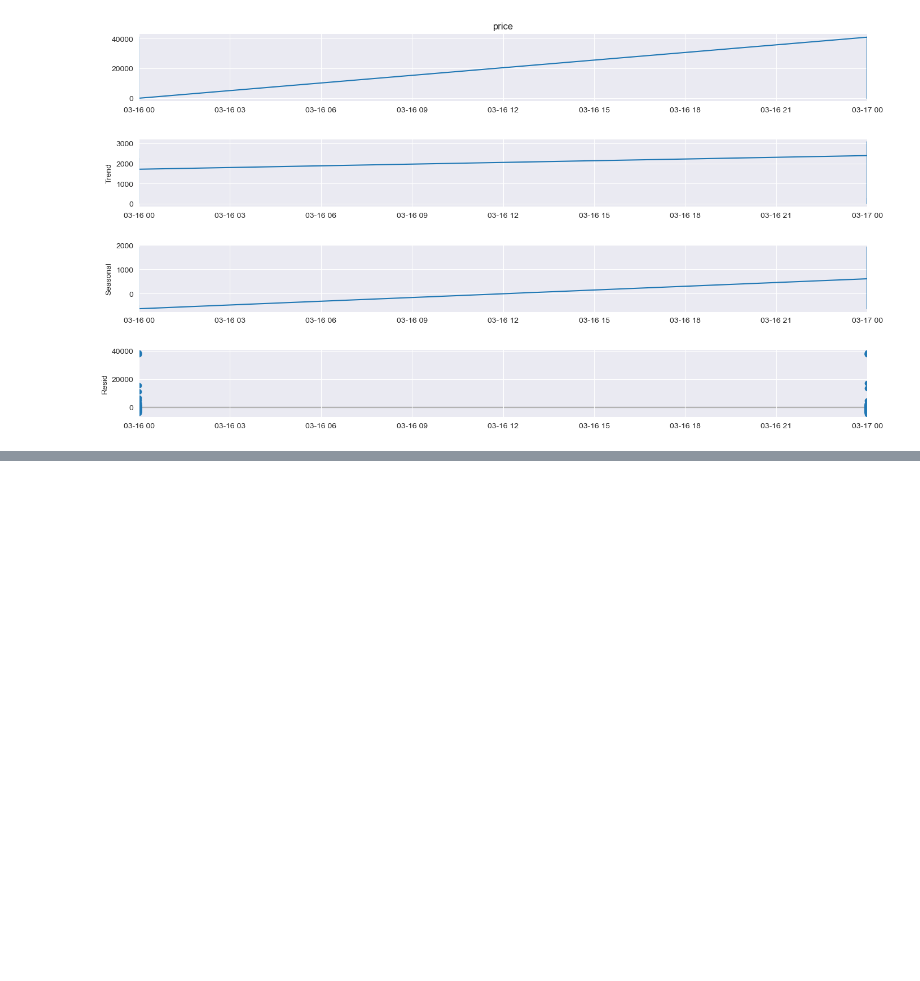
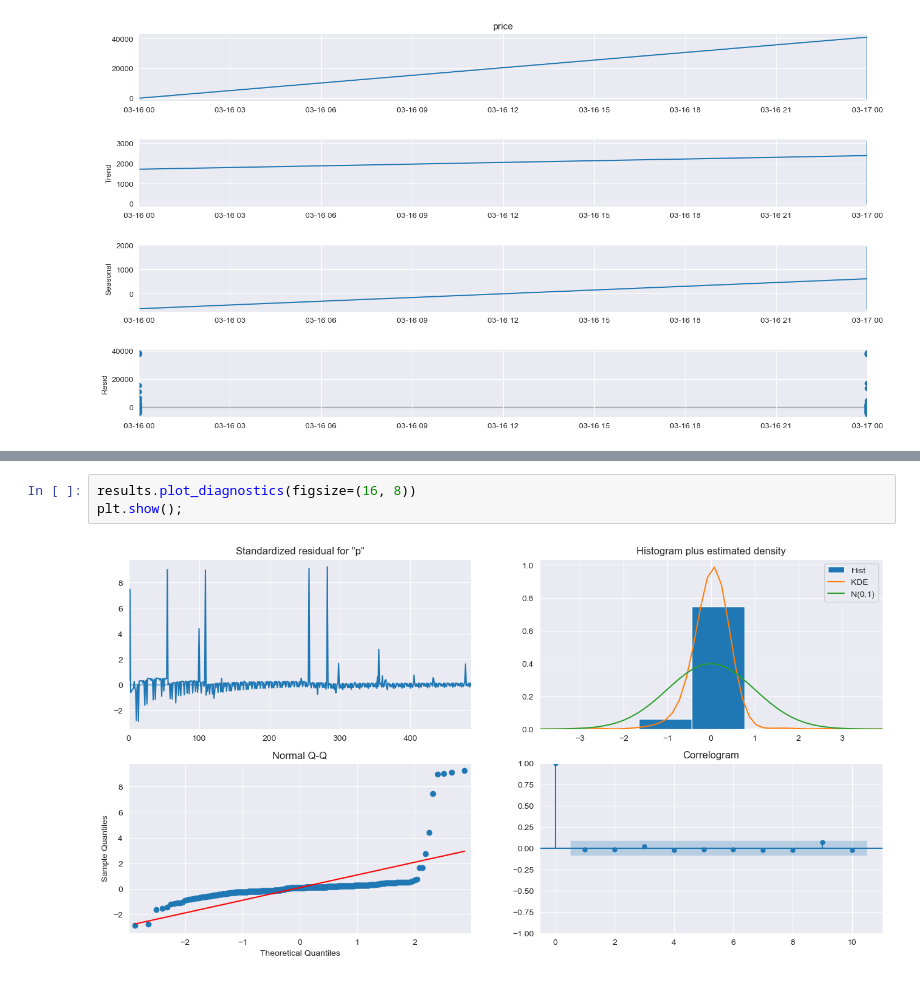
Before and after one commit to ashioyajotham/Quant, a Jupyter notebook: Cryptocurrency Price & Market Data/coin-gecko.ipynb, the cells around one changed output, grey strips where cells are left out. Cells and saved outputs as stored; diff of their text form; blank space fills up the shorter version.

```diff
--- a/Cryptocurrency Price & Market Data/coin-gecko.ipynb
+++ b/Cryptocurrency Price & Market Data/coin-gecko.ipynb
@@ -583,0 +676,5 @@ fig.set_size_inches(16, 8)
+# %%
+results.plot_diagnostics(figsize=(16, 8))
+plt.show();
+# %% [output]
+[figure, added]
```
Also changed, not shown: parts of 5 cells of this notebook.
